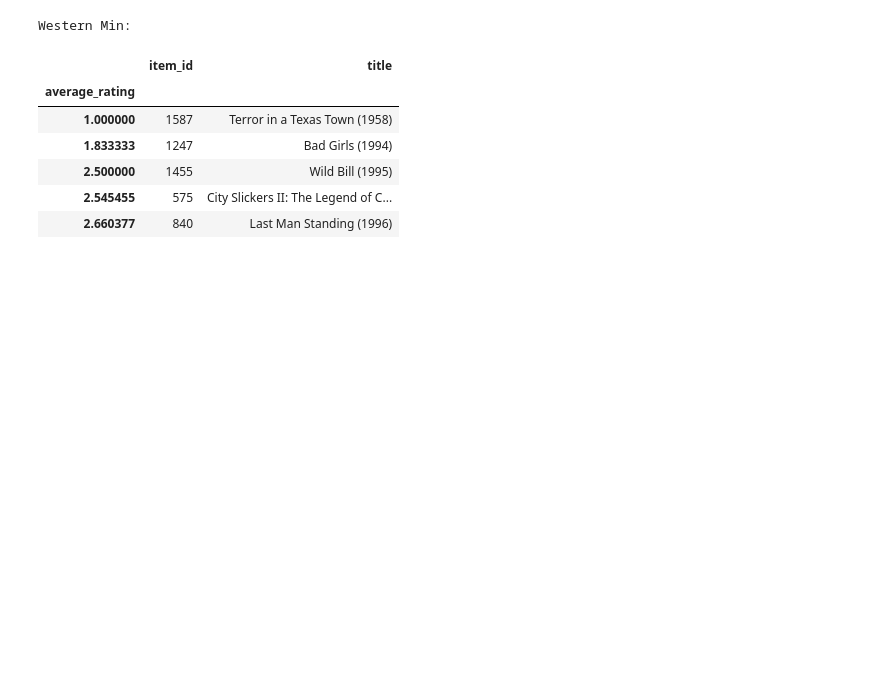
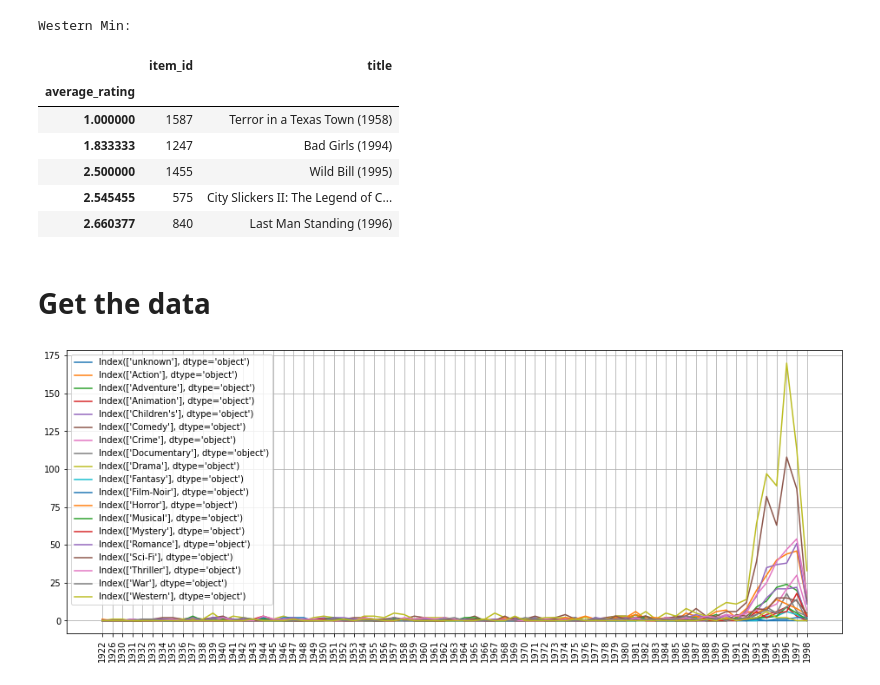
Before and after one commit to Xevenst/MovLensDataSet, a Jupyter notebook: dataAnalysisFuncts.ipynb, the cells around one changed output. Saved outputs shown, nothing was run; the diff lists cells and outputs as text; code cells hidden in the pictures; blank space fills up the shorter version.

```diff
--- a/dataAnalysisFuncts.ipynb
+++ b/dataAnalysisFuncts.ipynb
@@ -1171,3 +1172,39 @@ Western Min:
 | 2.500000 | 1455 | Wild Bill (1995) |
 | 2.545455 | 575 | City Slickers II: The Legend of C... |
 | 2.660377 | 840 | Last Man Standing (1996) |
+# %% [markdown]
+<h1> Get the data </h1>
+# %%
+users = pp.readUserData()
+users = users.sort_values(by=['user_id','age']).reset_index().drop('index',axis=1)
+
+items = pp.readItemData()
+items = items.sort_values(by=['year','item_id']).reset_index().drop('index',axis=1)
+items = items.dropna()
+
+ratings = pp.readRatingData()
+ratings = ratings.sort_values(by=['user_id','item_id']).reset_index().drop('index',axis=1)
+# %%
+count=0
+yearnow=0
+for i in range(len(items)):
+    if(yearnow!=items['year'][i]):
+        count+=1
+        yearnow=items['year'][i]
+
+temp2 = items.drop('item_id',axis=1)
+
+plt.figure(figsize=(16,6))
+for i in range(2,len(temp2.columns)):
+    columnname = temp2.iloc[:,i].name
+    temp3 = temp2.loc[:,['year',columnname]]
+    temp3 = temp3.groupby(by=['year']).sum()
+
+    plt.title(label=temp3.columns.name,fontsize=40,loc='center')
+    plt.plot(temp3.index,temp3.iloc[:,0],label = temp3.columns)
+    plt.xticks(rotation=90)
+plt.grid()
+plt.legend()
+plt.show()
+# %% [output]
+[figure, added]
```
Also changed, not shown: parts of 11 cells of this notebook, 2 other files.
